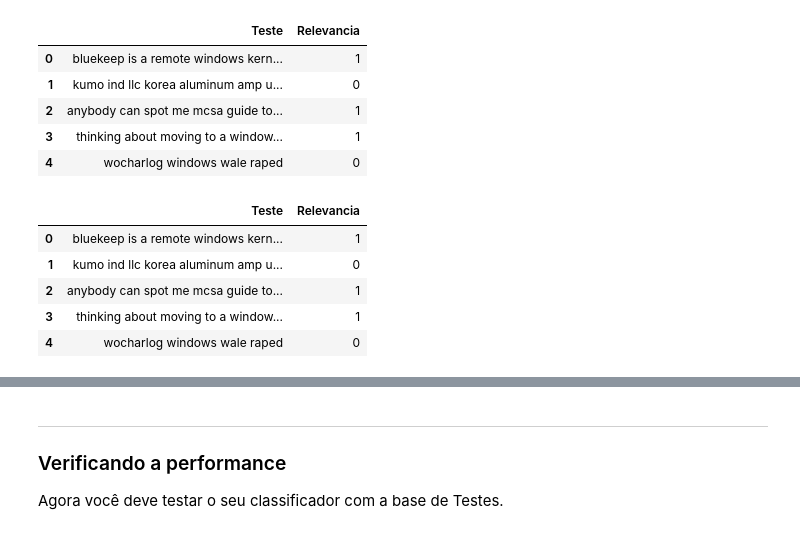
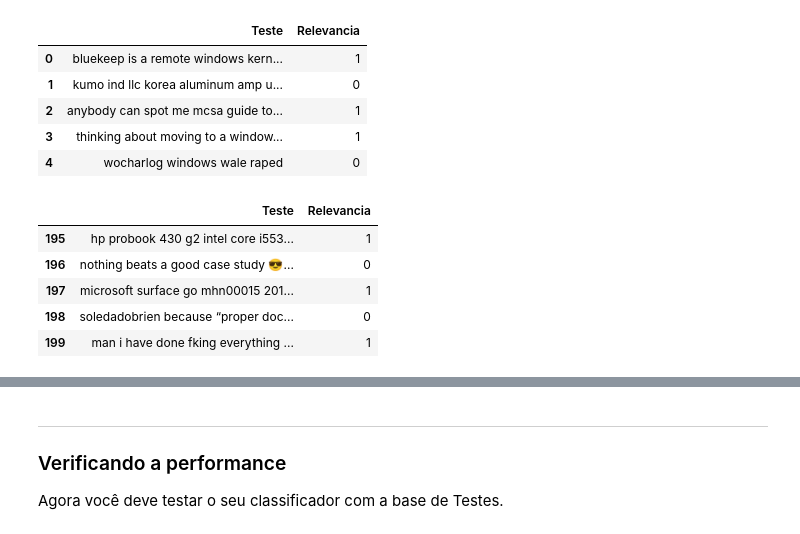
Before and after one commit to Eduardocrg/Projeto2_CD, a Jupyter notebook: Projeto2_layout.ipynb, the cells around one changed output, grey strips where cells are left out. Drawn from its saved outputs; the diff is of its cells as text; code cells hidden in the pictures.

```diff
--- a/Projeto2_layout.ipynb
+++ b/Projeto2_layout.ipynb
@@ -254,16 +254,16 @@ limp_final=[add_space(text) for text in limp]
 # %%
 Doc_limpo = pd.DataFrame()
 Doc_limpo['Teste']=limp_final
 Doc_limpo['Relevancia']=Doc.Relevancia
 
 Doc_limpo.Teste=Doc_limpo.Teste.str.replace('  ', ' ')
-Doc_limpo.head()
+Doc_limpo.tail()
 # %% [output]
 |  | Teste | Relevancia |
-| 0 | bluekeep is a remote windows kern... | 1 |
-| 1 | kumo ind llc korea aluminum amp u... | 0 |
-| 2 | anybody can spot me mcsa guide to... | 1 |
-| 3 | thinking about moving to a window... | 1 |
-| 4 | wocharlog windows wale raped | 0 |
+| 195 | hp probook 430 g2 intel core i553... | 1 |
+| 196 | nothing beats a good case study 😎... | 0 |
+| 197 | microsoft surface go mhn00015 201... | 1 |
+| 198 | soledadobrien because “proper doc... | 0 |
+| 199 | man i have done fking everything ... | 1 |
 # %%
 for a in Doc_limpo.Teste:
```
Also changed, not shown: parts of 1 cell of this notebook.
